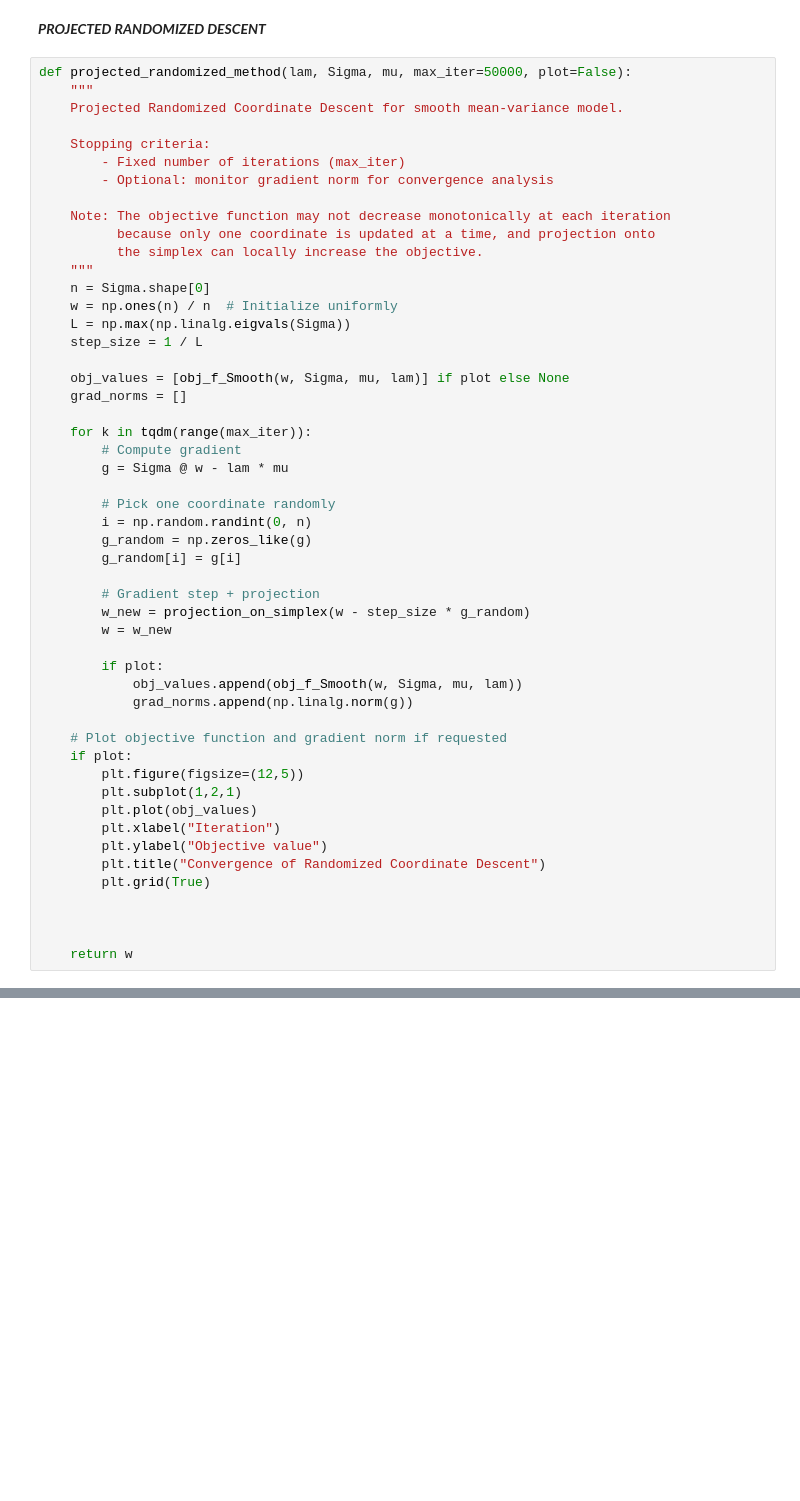
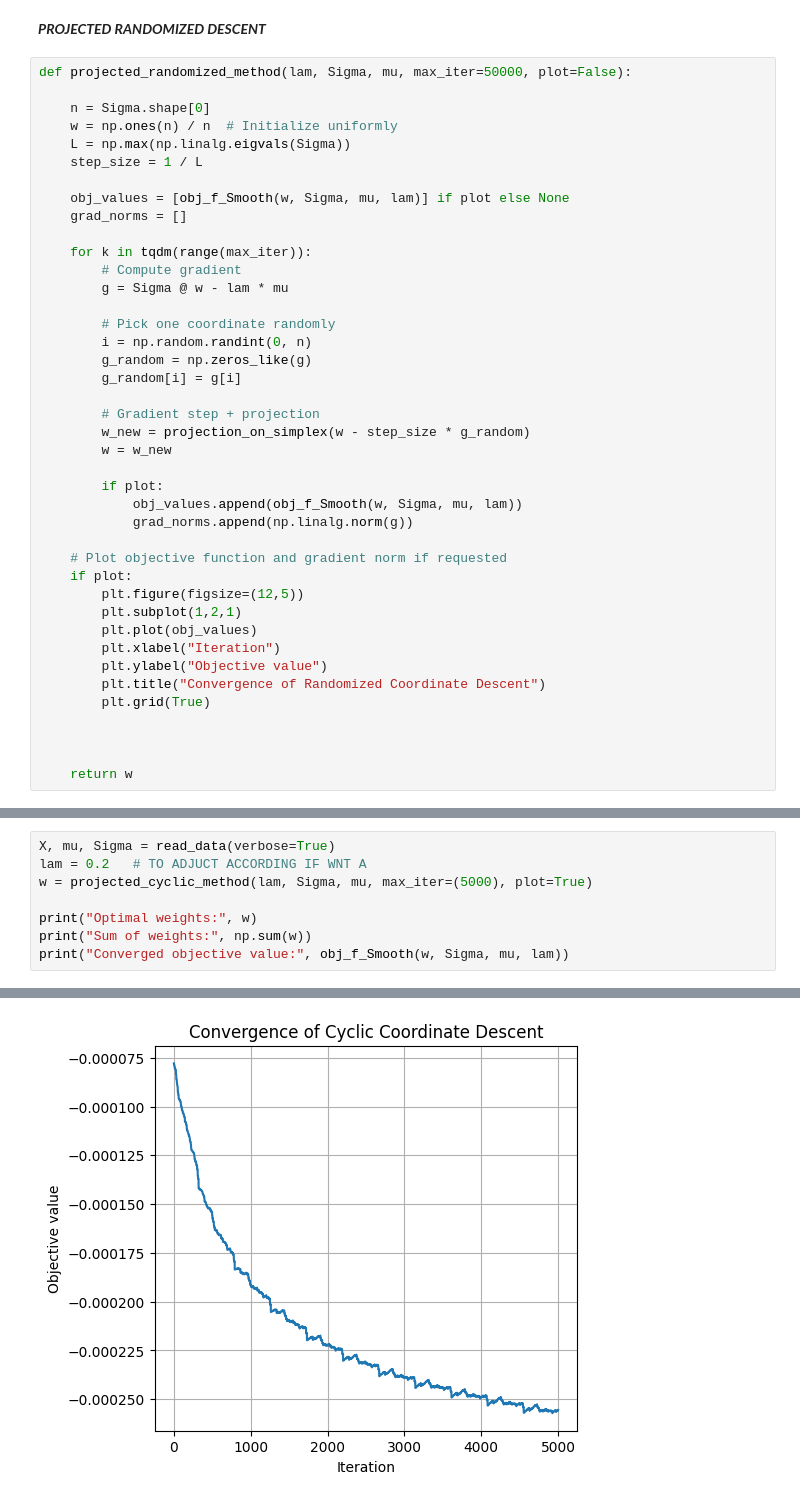
Before and after one commit to Edouard1000/Projet_opti, a Jupyter notebook: notebook.ipynb, the cells around one changed output, grey strips where cells are left out. Saved outputs shown, nothing was run; the diff lists cells and outputs as text; blank space fills up the shorter version.

Commit message:
cyclic

```diff
--- a/notebook.ipynb
+++ b/notebook.ipynb
@@ -641,17 +640,7 @@ Converged objective value: -0.000328769897212579
 ***PROJECTED RANDOMIZED DESCENT***
 # %%
 def projected_randomized_method(lam, Sigma, mu, max_iter=50000, plot=False):
-    """
-    Projected Randomized Coordinate Descent for smooth mean-variance model.
 
-    Stopping criteria:
-        - Fixed number of iterations (max_iter)
-        - Optional: monitor gradient norm for convergence analysis
-
-    Note: The objective function may not decrease monotonically at each iteration
-          because only one coordinate is updated at a time, and projection onto
-          the simplex can locally increase the objective.
-    """
     n = Sigma.shape[0]
     w = np.ones(n) / n  # Initialize uniformly
     L = np.max(np.linalg.eigvals(Sigma))
@@ -722,0 +753,9 @@ Converged objective value: -0.00022725094658312392
+# %%
+X, mu, Sigma = read_data(verbose=True)
+lam = 0.2   # TO ADJUCT ACCORDING IF WNT A
+w = projected_cyclic_method(lam, Sigma, mu, max_iter=(5000), plot=True)
+
+print("Optimal weights:", w)
+print("Sum of weights:", np.sum(w))
+print("Converged objective value:", obj_f_Smooth(w, Sigma, mu, lam))
+# %% [output]
@@ -722,0 +782 @@ Converged objective value: -0.00022725094658312392
+[figure, added]
```
Also changed, not shown: parts of 7 cells of this notebook.
